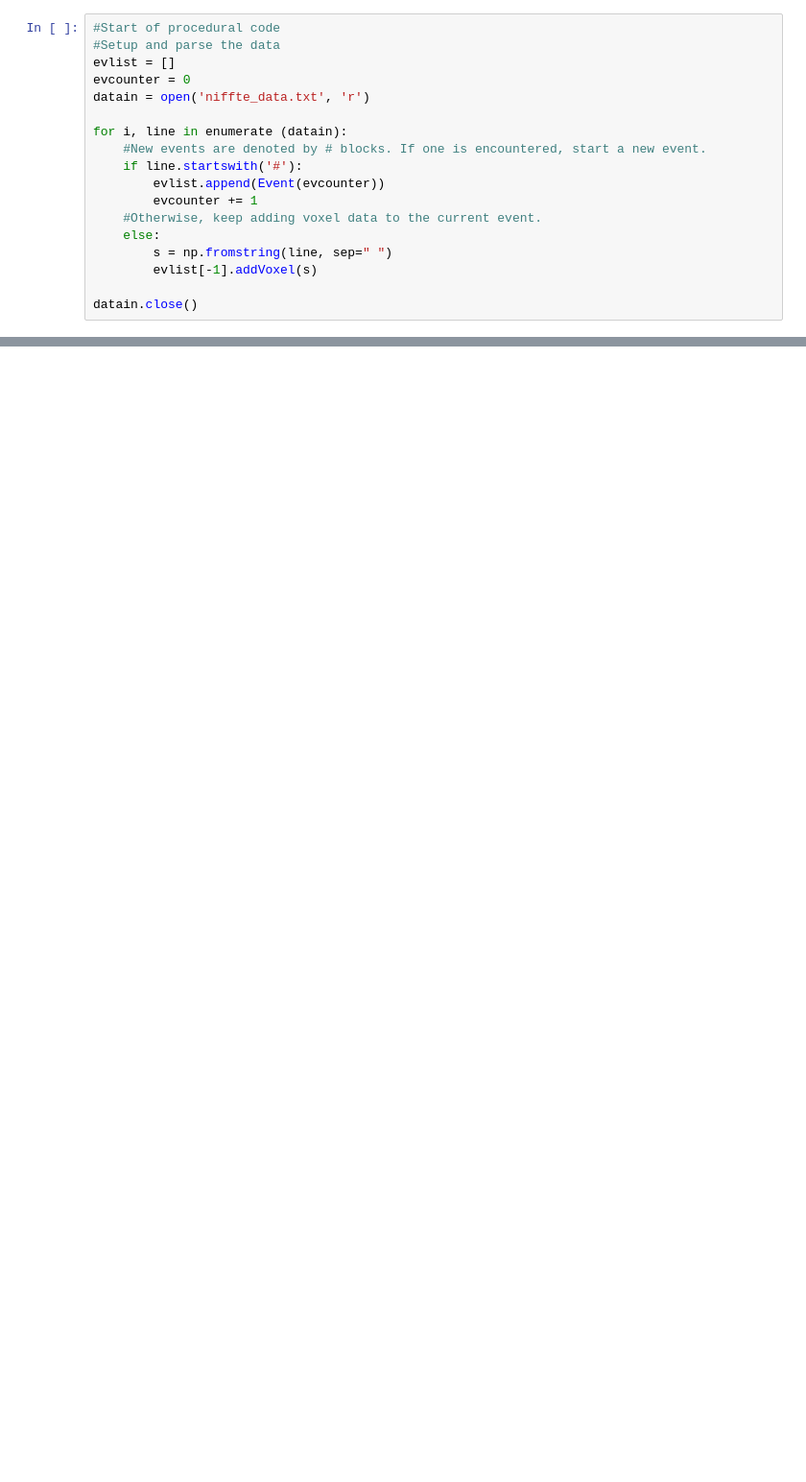
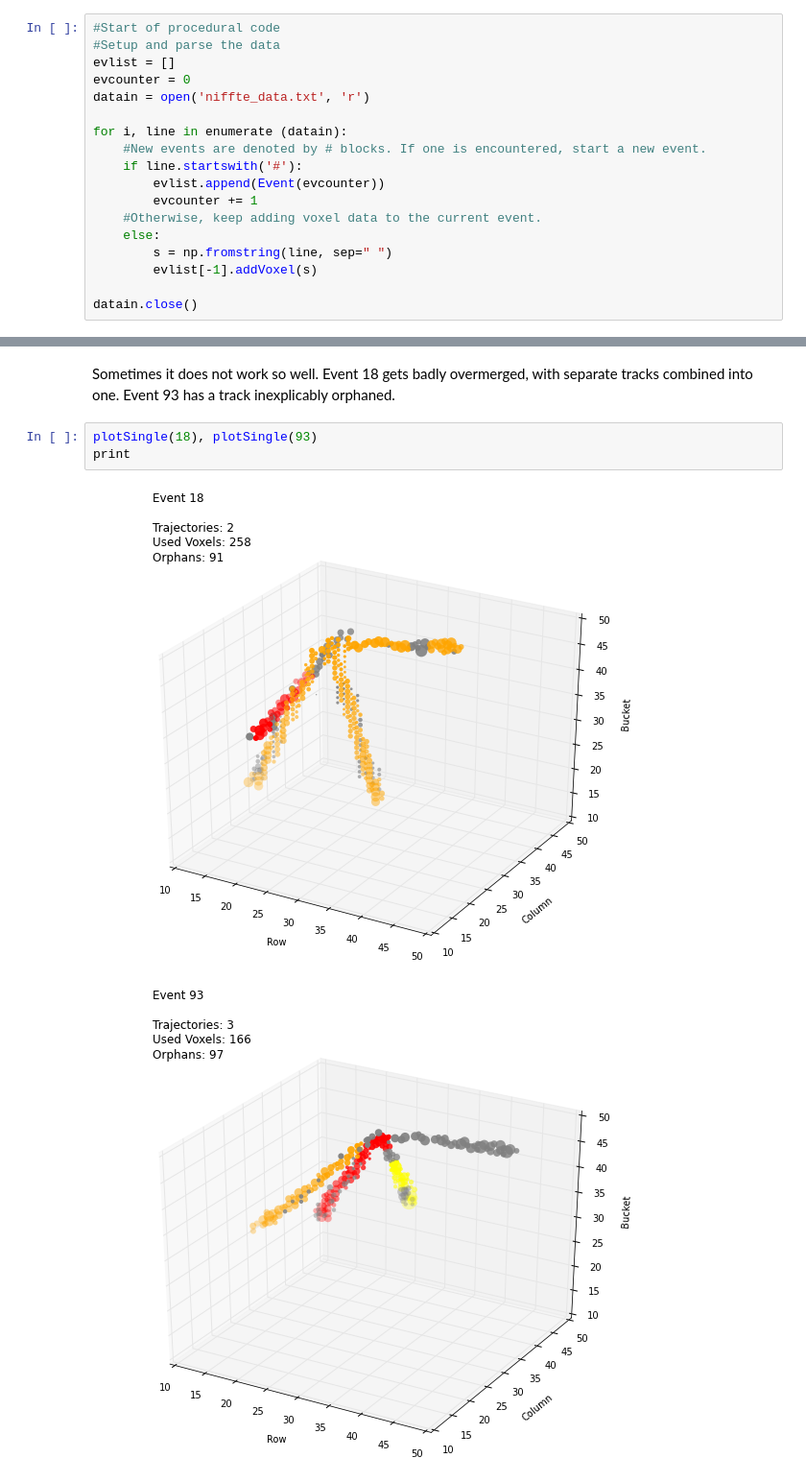
Before and after one commit to jvanatta/particle-tracks, a Jupyter notebook: project/3dtracks.ipynb, the cells around one changed output, grey strips where cells are left out. Shown: that part at 96% size. Drawn from its saved outputs; the diff is of its cells as text; blank space fills up the shorter version.

```diff
--- a/project/3dtracks.ipynb
+++ b/project/3dtracks.ipynb
@@ -627,0 +735,8 @@ Some sample events:
+# %% [markdown]
+Sometimes it does not work so well. Event 18 gets badly overmerged, with separate tracks combined into one. Event 93 has a track inexplicably orphaned.
+# %%
+plotSingle(18), plotSingle(93)
+print
+# %% [output]
+[figure, added]
+[figure, added]
```
Also changed, not shown: parts of 37 cells of this notebook, 2 other files.
